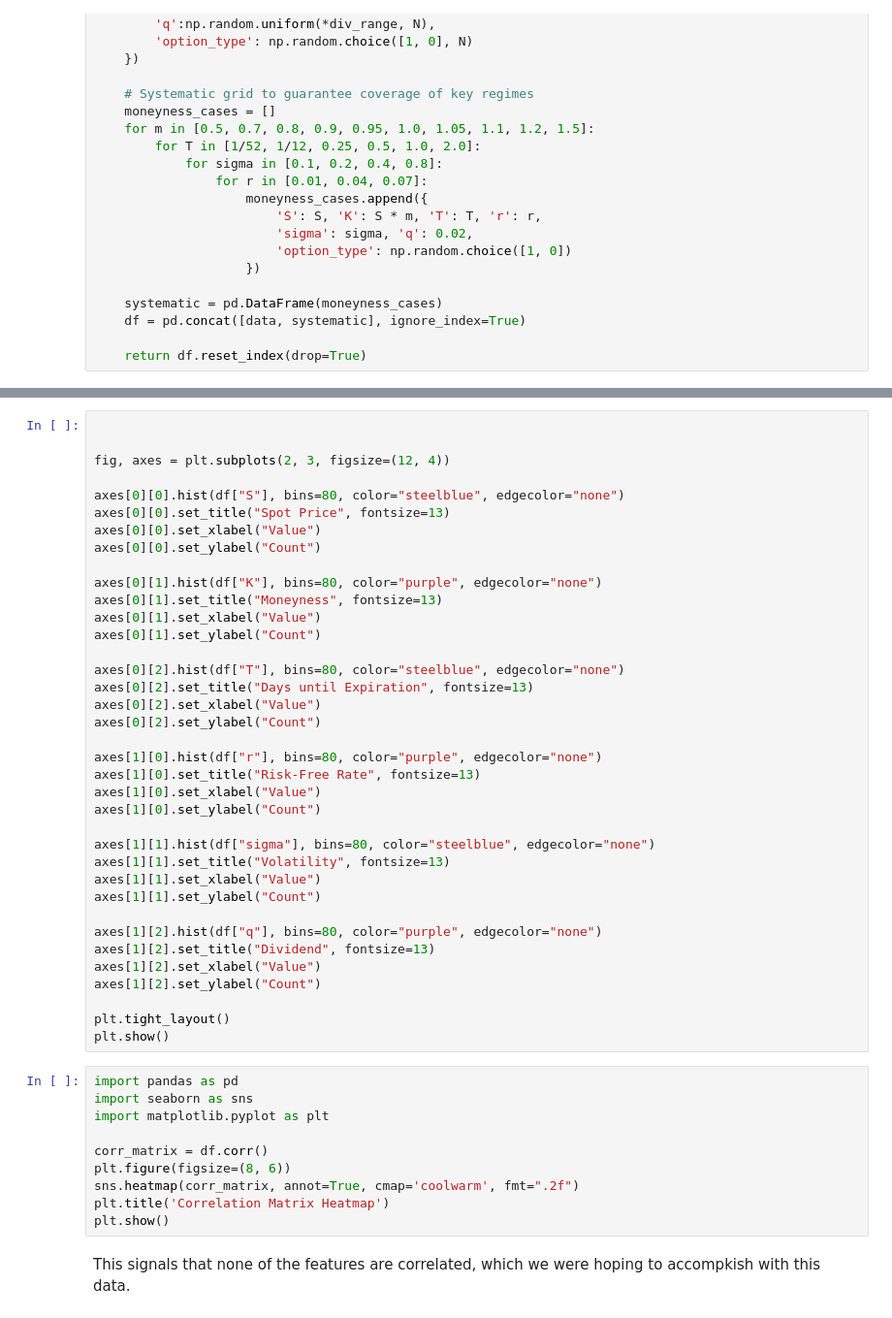
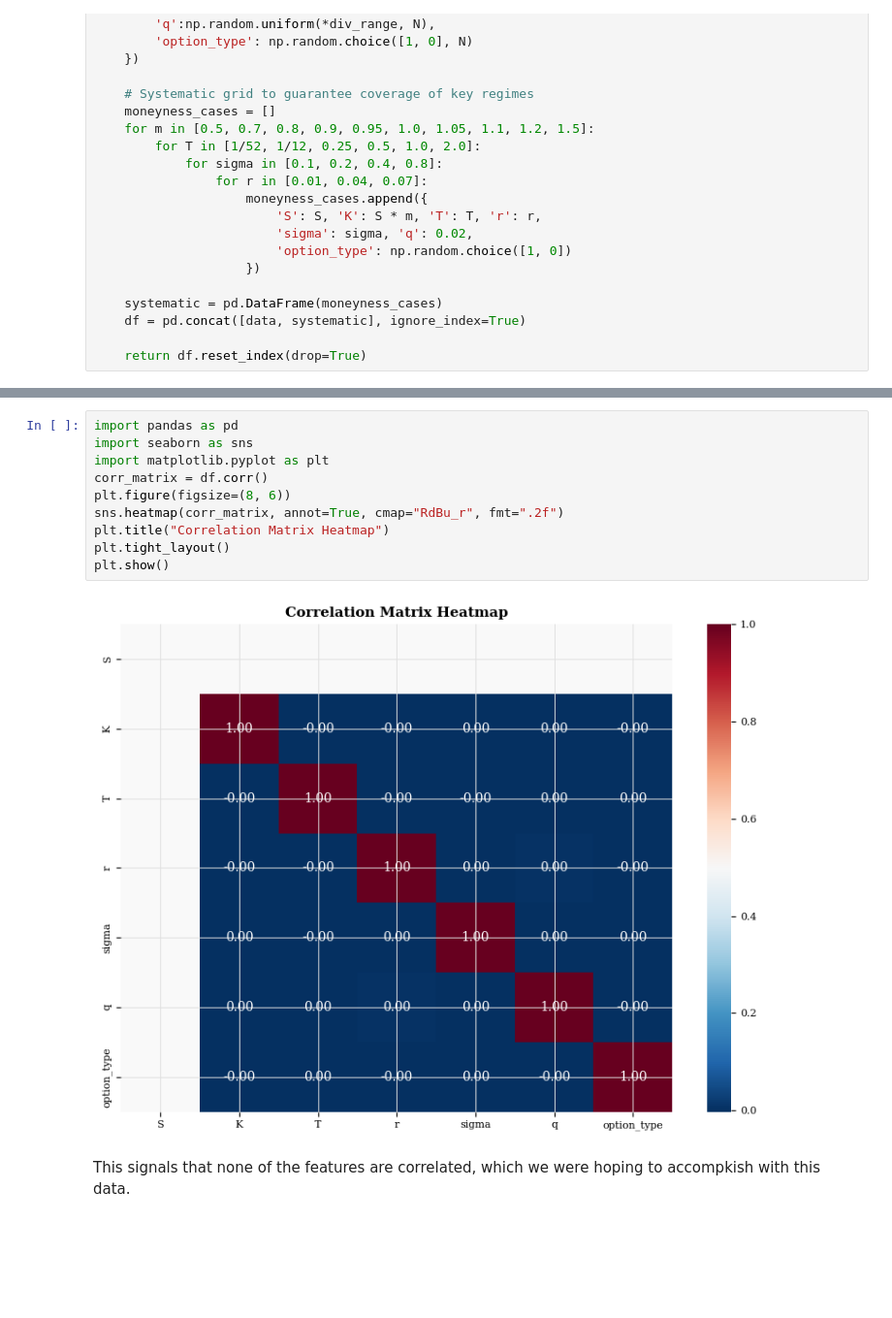
Before and after one commit to samuelescarfone/Capstone_Realtime_Option_Pricing, a Jupyter notebook: main.ipynb, the cells around one changed output, grey strips where cells are left out. Shown at 97% size. Saved outputs shown, nothing was run; the diff lists cells and outputs as text; blank space fills up the shorter version.

```diff
--- a/main.ipynb
+++ b/main.ipynb
@@ -262,50 +301,15 @@ df.head(20)
-# %%
-
-
-fig, axes = plt.subplots(2, 3, figsize=(12, 4))
-
-axes[0][0].hist(df["S"], bins=80, color="steelblue", edgecolor="none")
-axes[0][0].set_title("Spot Price", fontsize=13)
-axes[0][0].set_xlabel("Value")
-axes[0][0].set_ylabel("Count")
-
-axes[0][1].hist(df["K"], bins=80, color="purple", edgecolor="none")
-axes[0][1].set_title("Moneyness", fontsize=13)
-axes[0][1].set_xlabel("Value")
-axes[0][1].set_ylabel("Count")
-
-axes[0][2].hist(df["T"], bins=80, color="steelblue", edgecolor="none")
-axes[0][2].set_title("Days until Expiration", fontsize=13)
-axes[0][2].set_xlabel("Value")
-axes[0][2].set_ylabel("Count")
-
-axes[1][0].hist(df["r"], bins=80, color="purple", edgecolor="none")
-axes[1][0].set_title("Risk-Free Rate", fontsize=13)
-axes[1][0].set_xlabel("Value")
-axes[1][0].set_ylabel("Count")
-
-axes[1][1].hist(df["sigma"], bins=80, color="steelblue", edgecolor="none")
-axes[1][1].set_title("Volatility", fontsize=13)
-axes[1][1].set_xlabel("Value")
-axes[1][1].set_ylabel("Count")
-
-axes[1][2].hist(df["q"], bins=80, color="purple", edgecolor="none")
-axes[1][2].set_title("Dividend", fontsize=13)
-axes[1][2].set_xlabel("Value")
-axes[1][2].set_ylabel("Count")
-
-plt.tight_layout()
-plt.show()
 # %%
 import pandas as pd
 import seaborn as sns
 import matplotlib.pyplot as plt
-
 corr_matrix = df.corr()
 plt.figure(figsize=(8, 6))
-sns.heatmap(corr_matrix, annot=True, cmap='coolwarm', fmt=".2f")
-plt.title('Correlation Matrix Heatmap')
+sns.heatmap(corr_matrix, annot=True, cmap="RdBu_r", fmt=".2f")
+plt.title("Correlation Matrix Heatmap")
+plt.tight_layout()
 plt.show()
+# %% [output]
+[figure, added]
 # %% [markdown]
 This signals that none of the features are correlated, which we were hoping to accompkish with this data.
 # %% [markdown]
```
Also changed, not shown: parts of 34 cells of this notebook, 1 other file.
